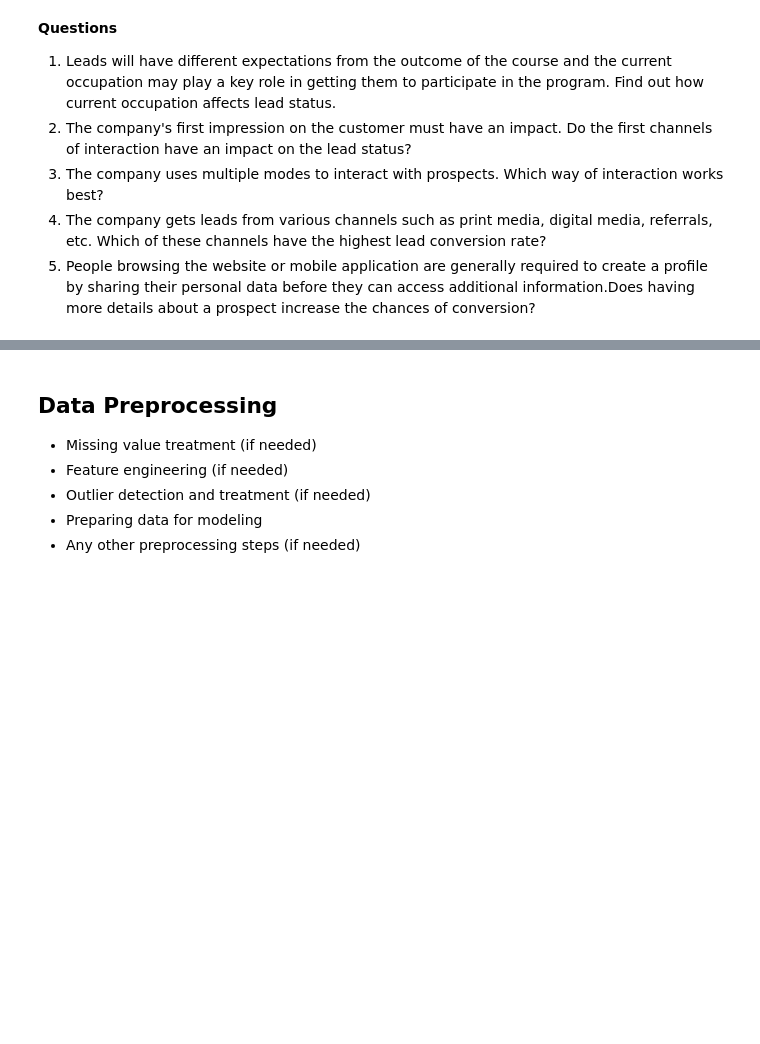
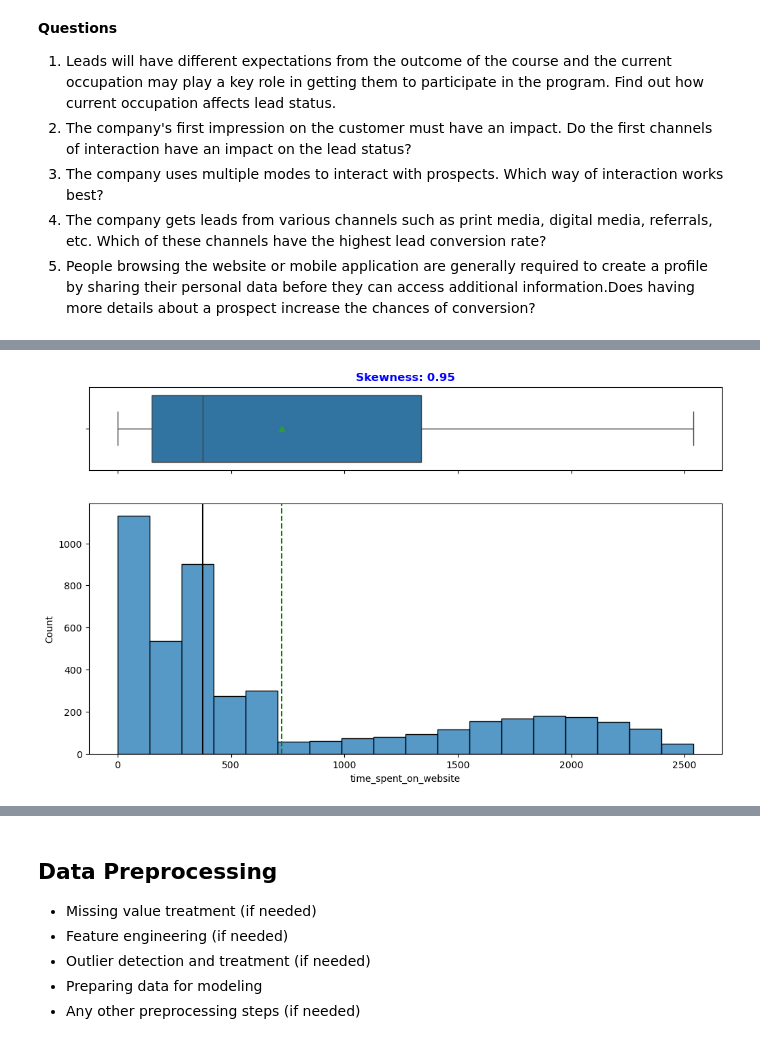
Before and after one commit to zypher-4/mit-adsp, a Jupyter notebook: Elective Project/Learner+Notebook+-+Full+Code+Version+-+Potential+Customers+Prediction.ipynb, the cells around one changed output, grey strips where cells are left out. Saved outputs shown, nothing was run; the diff lists cells and outputs as text; code cells hidden in the pictures; blank space fills up the shorter version.

```diff
--- a/Elective Project/Learner+Notebook+-+Full+Code+Version+-+Potential+Customers+Prediction.ipynb
+++ b/Elective Project/Learner+Notebook+-+Full+Code+Version+-+Potential+Customers+Prediction.ipynb
@@ -191,0 +233,4 @@ data.describe(include='all').T
+# %%
+histogram_boxplot(data, 'time_spent_on_website')
+# %% [output]
+[figure, added]
```
Also changed, not shown: parts of 44 cells of this notebook, 1 other file.
